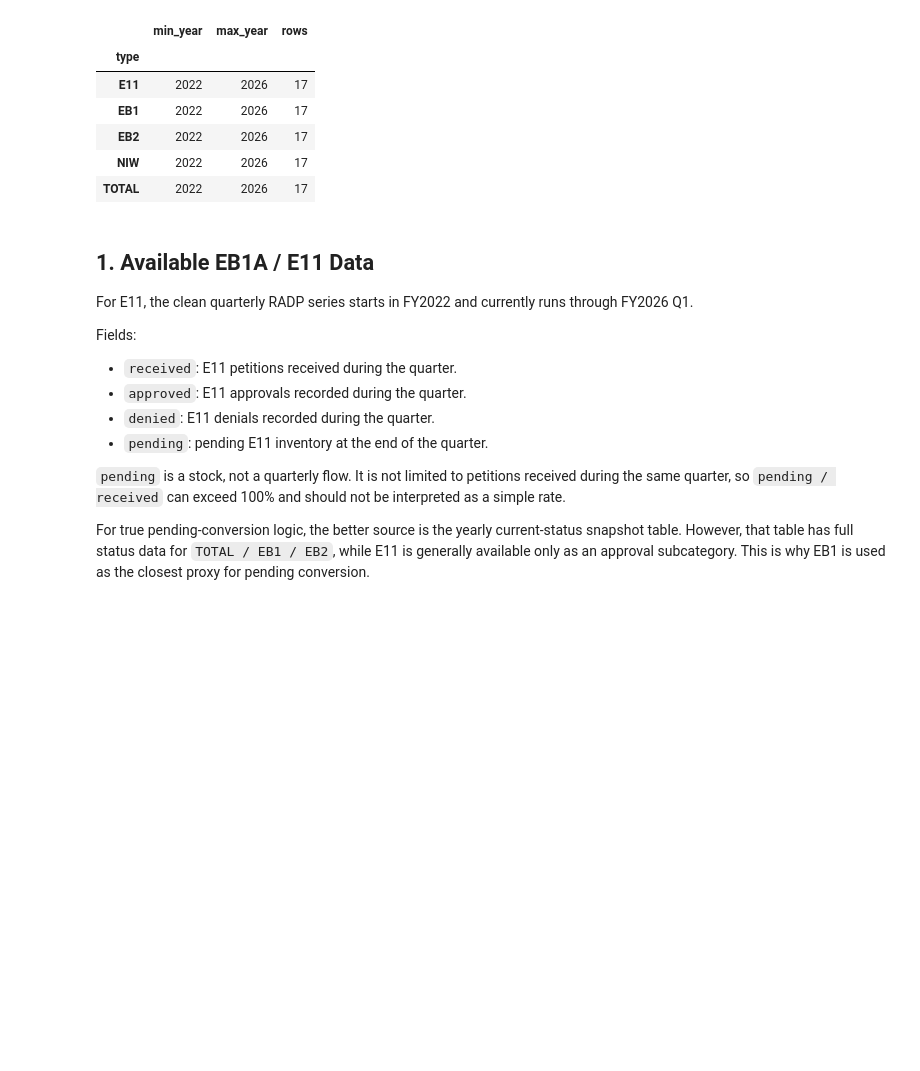
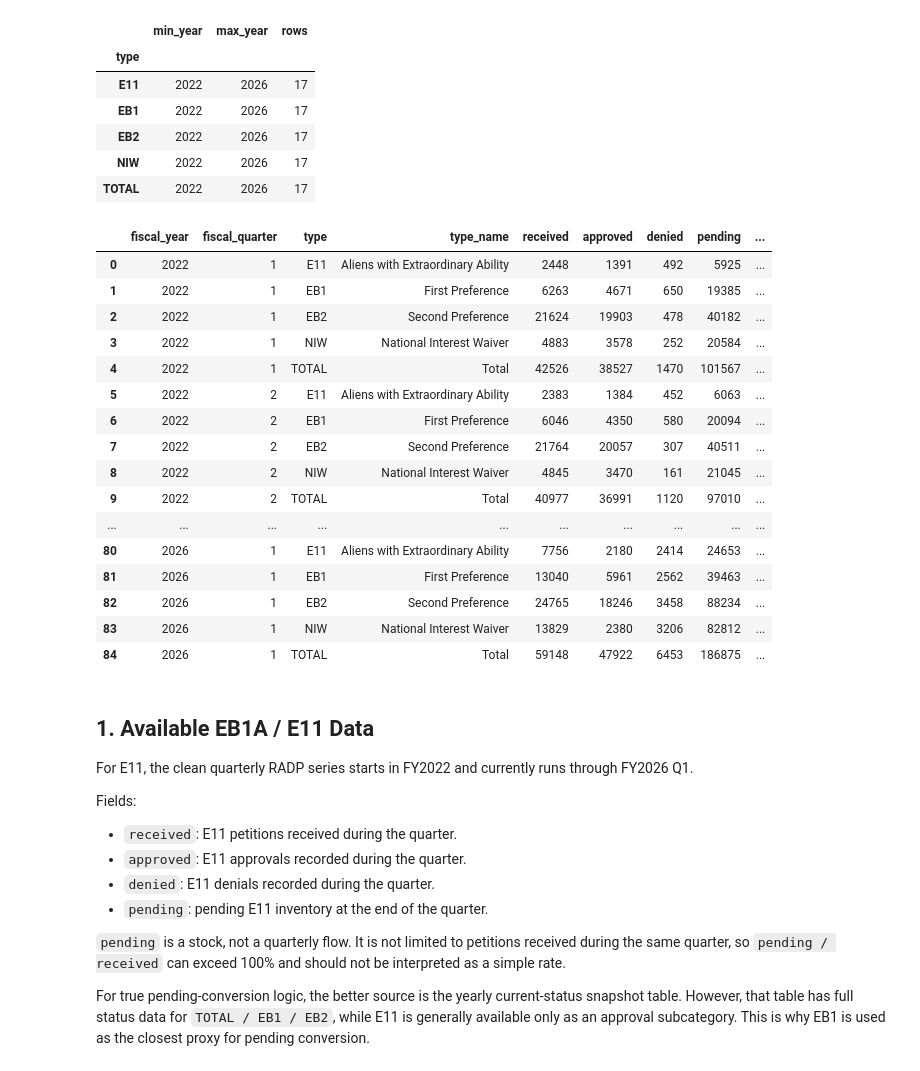
Before and after one commit to kelavok/uscis_i140_eb1a_analysis, a Jupyter notebook: eb1a_trend_analysis.ipynb, the cells around one changed output. Cells and saved outputs as stored; diff of their text form; code cells hidden in the pictures; blank space fills up the shorter version.

```diff
--- a/eb1a_trend_analysis.ipynb
+++ b/eb1a_trend_analysis.ipynb
@@ -81,7 +81,25 @@ RADP coverage by type:
 | NIW | 2022 | 2026 | 17 |
 | TOTAL | 2022 | 2026 | 17 |
 # %%
-yearly.to_csv('yearly_09_25.csv', index = False)
+radp
+# %% [output]
+|  | fiscal_year | fiscal_quarter | type | type_name | received | approved | denied | pending | ... |
+| 0 | 2022 | 1 | E11 | Aliens with Extraordinary Ability | 2448 | 1391 | 492 | 5925 | ... |
+| 1 | 2022 | 1 | EB1 | First Preference | 6263 | 4671 | 650 | 19385 | ... |
+| 2 | 2022 | 1 | EB2 | Second Preference | 21624 | 19903 | 478 | 40182 | ... |
+| 3 | 2022 | 1 | NIW | National Interest Waiver | 4883 | 3578 | 252 | 20584 | ... |
+| 4 | 2022 | 1 | TOTAL | Total | 42526 | 38527 | 1470 | 101567 | ... |
+| 5 | 2022 | 2 | E11 | Aliens with Extraordinary Ability | 2383 | 1384 | 452 | 6063 | ... |
+| 6 | 2022 | 2 | EB1 | First Preference | 6046 | 4350 | 580 | 20094 | ... |
+| 7 | 2022 | 2 | EB2 | Second Preference | 21764 | 20057 | 307 | 40511 | ... |
+| 8 | 2022 | 2 | NIW | National Interest Waiver | 4845 | 3470 | 161 | 21045 | ... |
+| 9 | 2022 | 2 | TOTAL | Total | 40977 | 36991 | 1120 | 97010 | ... |
+| ... | ... | ... | ... | ... | ... | ... | ... | ... | ... |
+| 80 | 2026 | 1 | E11 | Aliens with Extraordinary Ability | 7756 | 2180 | 2414 | 24653 | ... |
+| 81 | 2026 | 1 | EB1 | First Preference | 13040 | 5961 | 2562 | 39463 | ... |
+| 82 | 2026 | 1 | EB2 | Second Preference | 24765 | 18246 | 3458 | 88234 | ... |
+| 83 | 2026 | 1 | NIW | National Interest Waiver | 13829 | 2380 | 3206 | 82812 | ... |
+| 84 | 2026 | 1 | TOTAL | Total | 59148 | 47922 | 6453 | 186875 | ... |
 # %% [markdown]
 ## 1. Available EB1A / E11 Data
 
```
